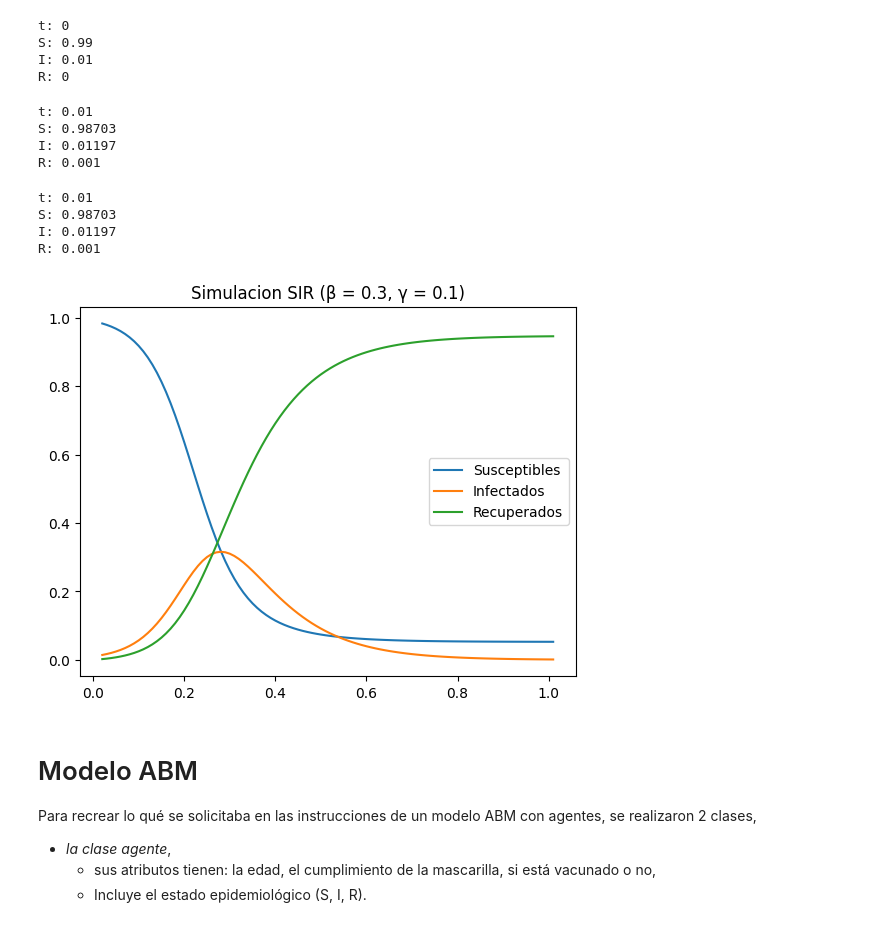
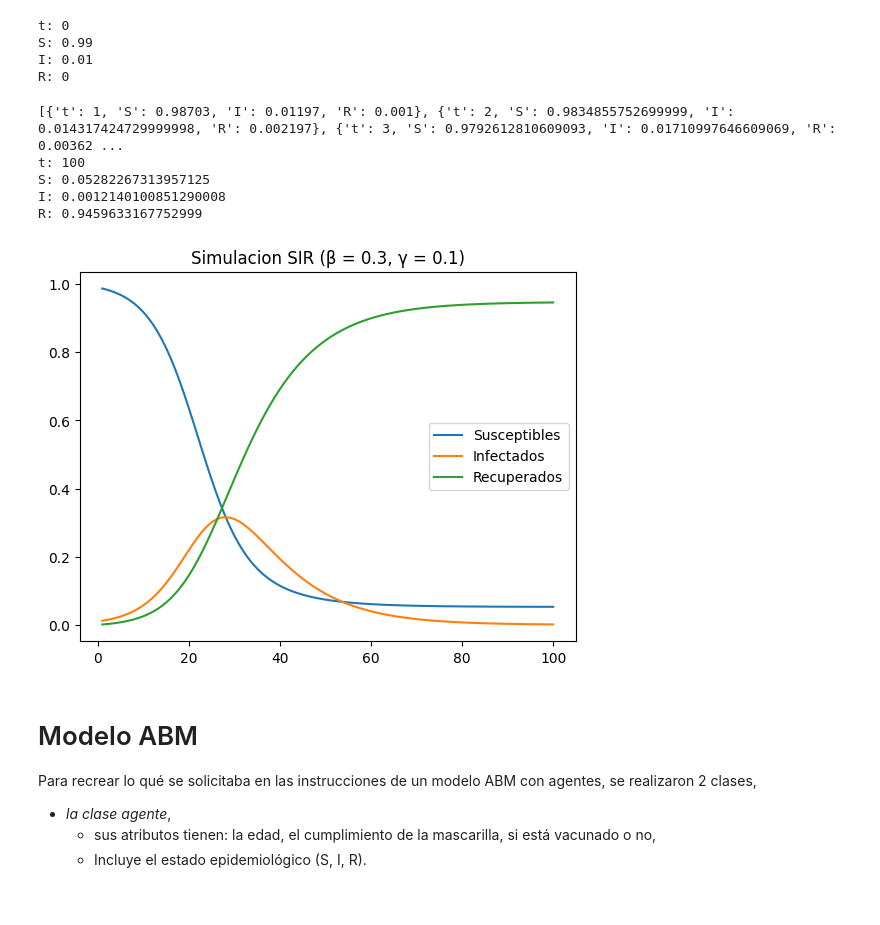
Before and after one commit to Sofiamishel2003/Hoja-de-Trabajo-1, a Jupyter notebook: notebook.ipynb, the cells around one changed output. Saved outputs shown, nothing was run; the diff lists cells and outputs as text; code cells hidden in the pictures.

Commit message:
feat: hybrid model

```diff
--- a/notebook.ipynb
+++ b/notebook.ipynb
@@ -34,24 +34,20 @@ I: 0.01
 R: 0
 # %%
 # Podemos avanzar el modelo con la funcion next
-model.next()
+model.next(100)
 model.describe()
 # %% [output]
-t: 0.01
-S: 0.98703
-I: 0.01197
-R: 0.001
+[{'t': 1, 'S': 0.98703, 'I': 0.01197, 'R': 0.001}, {'t': 2, 'S': 0.9834855752699999, 'I': 0.014317424729999998, 'R': 0.002197}, {'t': 3, 'S': 0.9792612810609093, 'I': 0.01710997646609069, 'R': 0.00362 ...
+t: 100
+S: 0.05282267313957125
+I: 0.0012140100851290008
+R: 0.9459633167752999
 # %%
 # Por ultimo, podemos graficar sus resultados para una cantidad de simulaciones dada
 nsims = 100
-model.describe()
-model.plot(nsims)
+model.plot()
 # %% [output]
-t: 0.01
-S: 0.98703
-I: 0.01197
-R: 0.001
-[figure, old version]
+[figure, new version]
 # %% [markdown]
 # Modelo ABM
 Para recrear lo qué se solicitaba en las instrucciones de un modelo ABM con agentes, se realizaron 2 clases,
```
Also changed, not shown: parts of 8 cells of this notebook, 3 other files.
